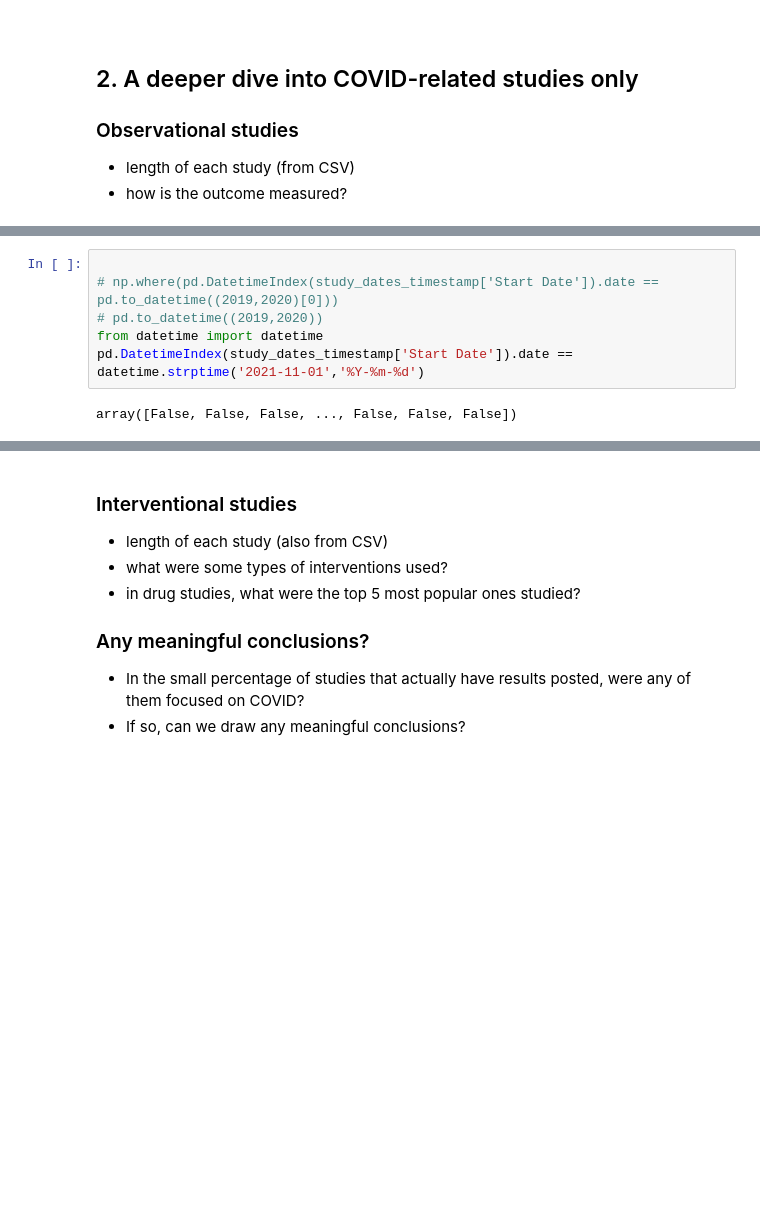
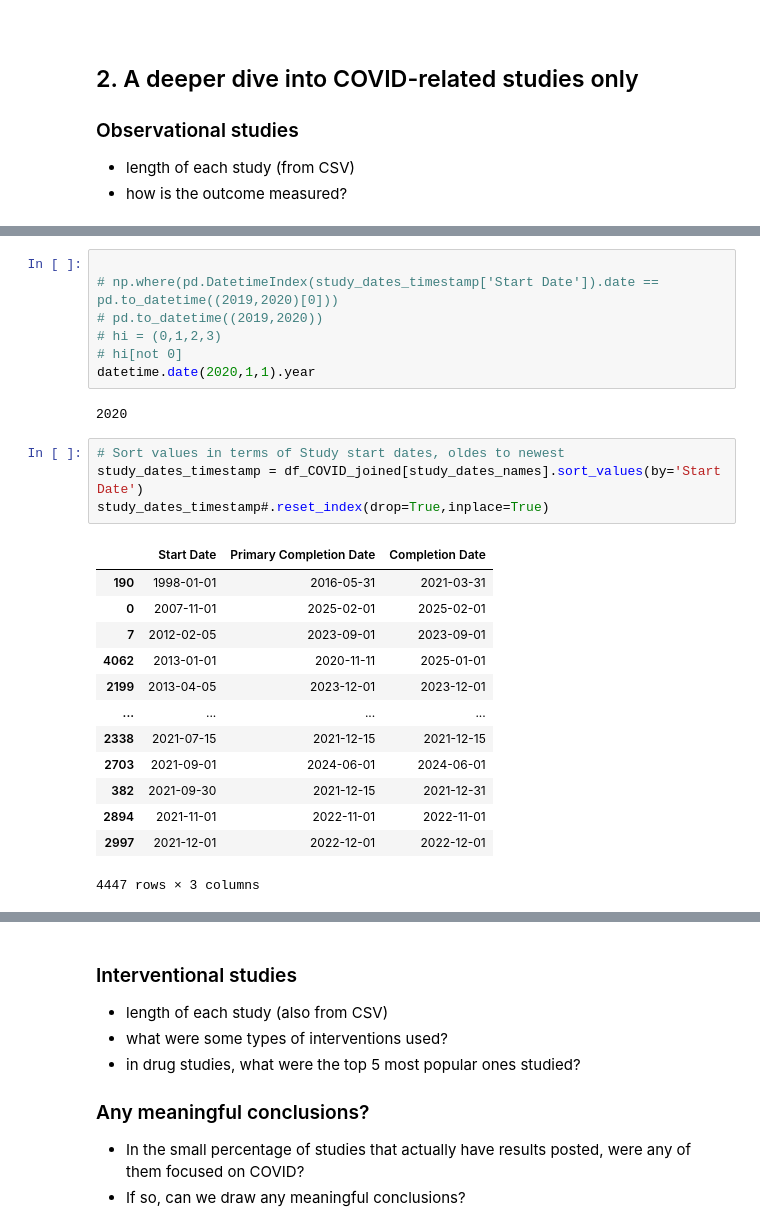
Before and after one commit to chels-kim/kaggle-covid-clintri, a Jupyter notebook: kaggle-covid-clintri/COVID-19 Clinical Trials.ipynb, the cells around one changed output, grey strips where cells are left out. Cells and saved outputs as stored; diff of their text form; blank space fills up the shorter version.

```diff
--- a/kaggle-covid-clintri/COVID-19 Clinical Trials.ipynb
+++ b/kaggle-covid-clintri/COVID-19 Clinical Trials.ipynb
@@ -966,7 +963,26 @@ IndexError: index 0 is out of bounds for axis 0 with size 0
 
 # np.where(pd.DatetimeIndex(study_dates_timestamp['Start Date']).date == pd.to_datetime((2019,2020)[0]))
 # pd.to_datetime((2019,2020))
-from datetime import datetime
-pd.DatetimeIndex(study_dates_timestamp['Start Date']).date == datetime.strptime('2021-11-01','%Y-%m-%d')
+# hi = (0,1,2,3)
+# hi[not 0]
+datetime.date(2020,1,1).year
 # %% [output]
-array([False, False, False, ..., False, False, False])
+2020
+# %%
+# Sort values in terms of Study start dates, oldes to newest
+study_dates_timestamp = df_COVID_joined[study_dates_names].sort_values(by='Start Date')
+study_dates_timestamp#.reset_index(drop=True,inplace=True)
+# %% [output]
+|  | Start Date | Primary Completion Date | Completion Date |
+| 190 | 1998-01-01 | 2016-05-31 | 2021-03-31 |
+| 0 | 2007-11-01 | 2025-02-01 | 2025-02-01 |
+| 7 | 2012-02-05 | 2023-09-01 | 2023-09-01 |
+| 4062 | 2013-01-01 | 2020-11-11 | 2025-01-01 |
+| 2199 | 2013-04-05 | 2023-12-01 | 2023-12-01 |
+| ... | ... | ... | ... |
+| 2338 | 2021-07-15 | 2021-12-15 | 2021-12-15 |
+| 2703 | 2021-09-01 | 2024-06-01 | 2024-06-01 |
+| 382 | 2021-09-30 | 2021-12-15 | 2021-12-31 |
+| 2894 | 2021-11-01 | 2022-11-01 | 2022-11-01 |
+| 2997 | 2021-12-01 | 2022-12-01 | 2022-12-01 |
+4447 rows × 3 columns
```
Also changed, not shown: parts of 6 cells of this notebook.
